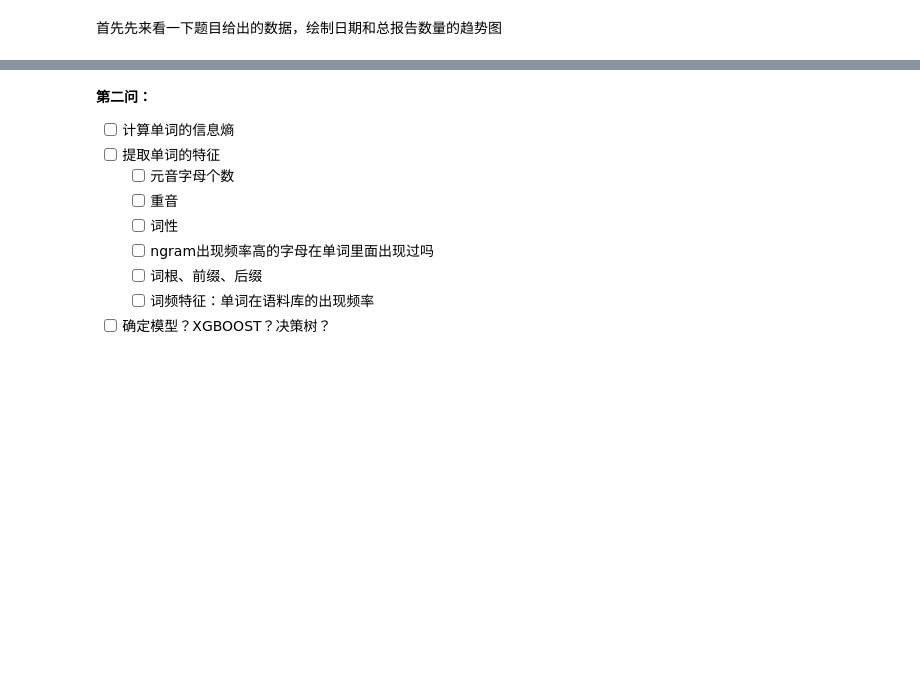
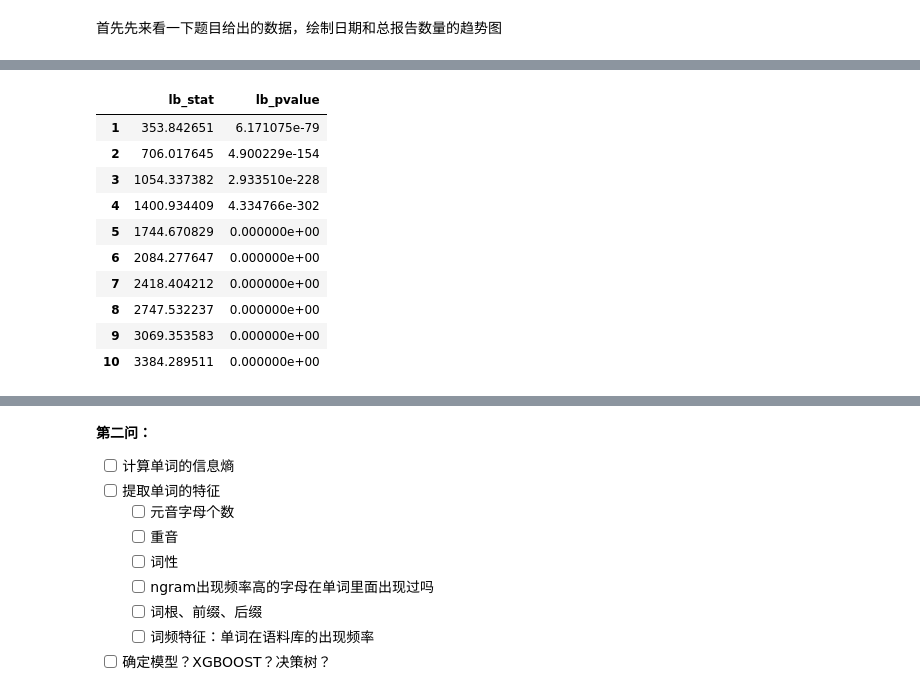
Before and after one commit to hrQAQ/wordle, a Jupyter notebook: wordle.ipynb, the cells around one changed output, grey strips where cells are left out. Saved outputs shown, nothing was run; the diff lists cells and outputs as text; code cells hidden in the pictures; blank space fills up the shorter version.

```diff
--- a/wordle.ipynb
+++ b/wordle.ipynb
@@ -94,0 +162,16 @@ plt.savefig(os.path.join(IMG_DIR, "arima_acf.png"))
+# %%
+#白噪声检验
+from statsmodels.stats.diagnostic import acorr_ljungbox
+acorr_ljungbox(data["Total-num-repo"])
+# %% [output]
+|  | lb_stat | lb_pvalue |
+| 1 | 353.842651 | 6.171075e-79 |
+| 2 | 706.017645 | 4.900229e-154 |
+| 3 | 1054.337382 | 2.933510e-228 |
+| 4 | 1400.934409 | 4.334766e-302 |
+| 5 | 1744.670829 | 0.000000e+00 |
+| 6 | 2084.277647 | 0.000000e+00 |
+| 7 | 2418.404212 | 0.000000e+00 |
+| 8 | 2747.532237 | 0.000000e+00 |
+| 9 | 3069.353583 | 0.000000e+00 |
+| 10 | 3384.289511 | 0.000000e+00 |
```
Also changed, not shown: parts of 19 cells of this notebook, 1 other file.
